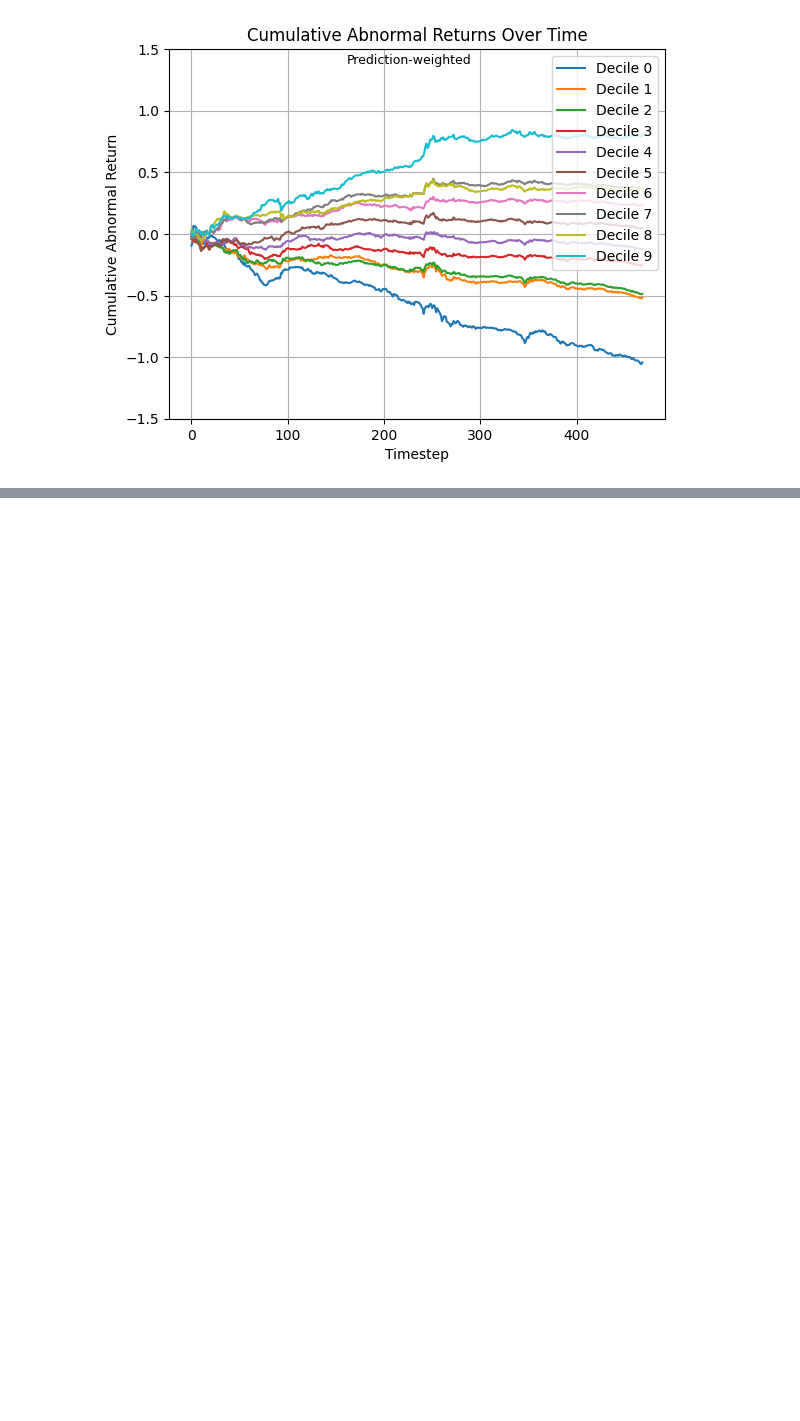
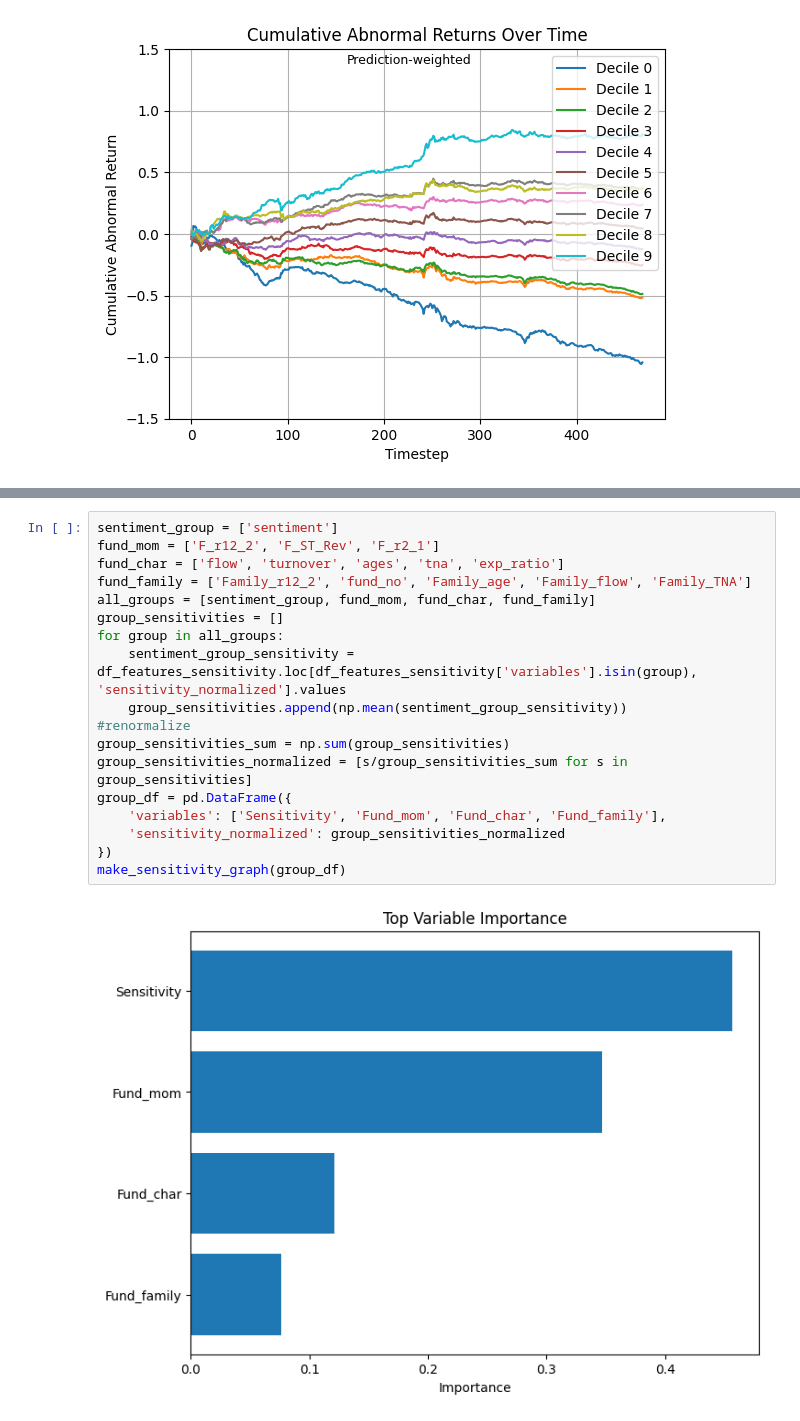
Before and after one commit to AlvisYan2025/MutualFundProtfolilSelection, a Jupyter notebook: duplicate_model.ipynb, the cells around one changed output, grey strips where cells are left out. Drawn from its saved outputs; the diff is of its cells as text; blank space fills up the shorter version.

```diff
--- a/duplicate_model.ipynb
+++ b/duplicate_model.ipynb
@@ -601,3 +601,23 @@ df_features_sensitivity
 | 11 | F_r2_1 | 0.000313 | 0.073546 |
 | 12 | F_r12_2 | 0.000883 | 0.207843 |
 | 13 | sentiment | 0.000782 | 0.184074 |
+# %%
+sentiment_group = ['sentiment']
+fund_mom = ['F_r12_2', 'F_ST_Rev', 'F_r2_1']
+fund_char = ['flow', 'turnover', 'ages', 'tna', 'exp_ratio']
+fund_family = ['Family_r12_2', 'fund_no', 'Family_age', 'Family_flow', 'Family_TNA']
+all_groups = [sentiment_group, fund_mom, fund_char, fund_family]
+group_sensitivities = []
+for group in all_groups:
+    sentiment_group_sensitivity = df_features_sensitivity.loc[df_features_sensitivity['variables'].isin(group), 'sensitivity_normalized'].values
+    group_sensitivities.append(np.mean(sentiment_group_sensitivity))
+#renormalize
+group_sensitivities_sum = np.sum(group_sensitivities)
+group_sensitivities_normalized = [s/group_sensitivities_sum for s in group_sensitivities]
+group_df = pd.DataFrame({
+    'variables': ['Sensitivity', 'Fund_mom', 'Fund_char', 'Fund_family'],
+    'sensitivity_normalized': group_sensitivities_normalized
+})
+make_sensitivity_graph(group_df)
+# %% [output]
+[figure, added]
```
Also changed, not shown: parts of 1 cell of this notebook, 1 other file.
